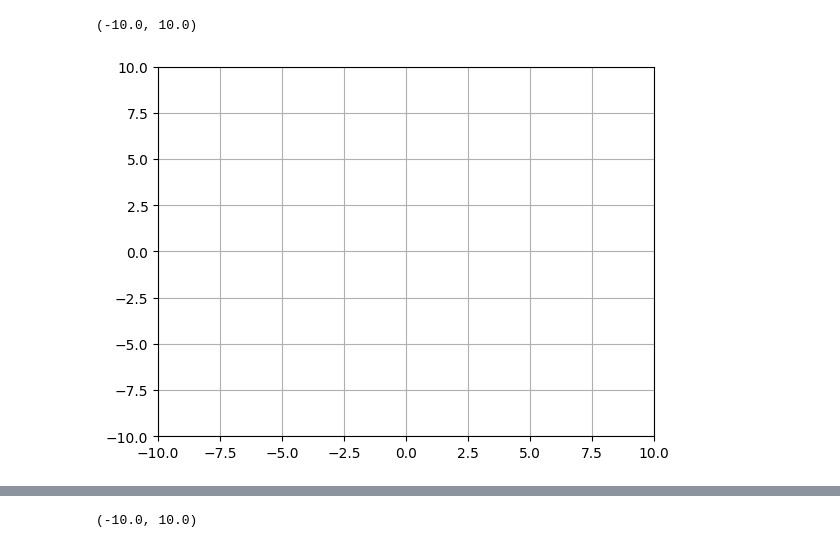
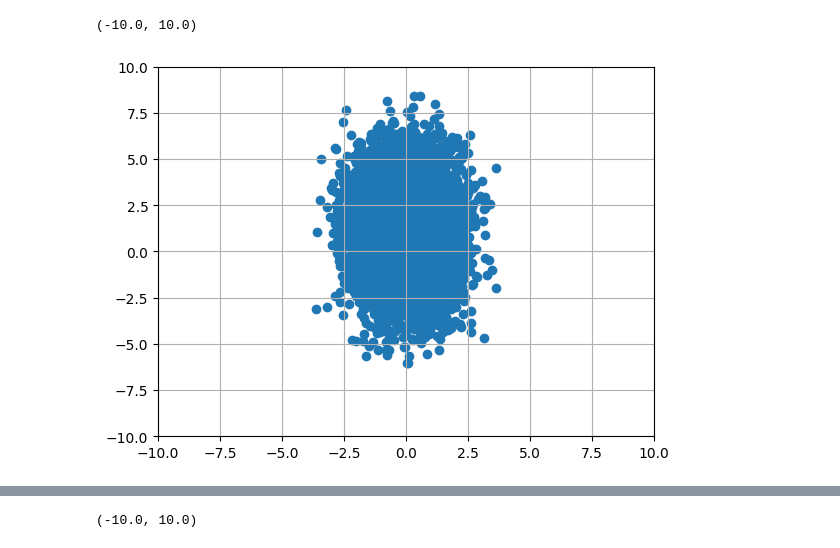
Before and after one commit to supsi-dacd-isaac/TeachDecisionMakingUncertainty, a Jupyter notebook: L04/CCP_feasibility_sets.ipynb, the cells around one changed output, grey strips where cells are left out. Saved outputs shown, nothing was run; the diff lists cells and outputs as text; code cells hidden in the pictures.

```diff
--- a/L04/CCP_feasibility_sets.ipynb
+++ b/L04/CCP_feasibility_sets.ipynb
@@ -80,7 +80,7 @@ def objective_function(a1,a2):
 
 # the function norm is used to define the marginal distributions of u1 and u2 as follows:
 pdf_u1_marginal = norm(loc=0 ,scale=1)
-pdf_u2_marginal = [] # CODE IS MISSING HERE....
+pdf_u2_marginal = norm(loc=1 ,scale=2) # CODE IS MISSING HERE....
 
 # multivariate_normal is used to define the joint distributions of u1 and u2 as follows:
 pdf_u1u2_joint = multivariate_normal(mean=mu, cov=Sigma)
@@ -110,12 +110,12 @@ plt.show()
 # %%
 # ------ sample both u1 and u2 and how the scatter plot
-samplesu1 = [] # CODE IS MISSING HERE-
-samplesu2 = [] # CODE IS MISSING HERE-
+samplesu1 = pdf_u1_marginal.rvs(10000) # CODE IS MISSING HERE-
+samplesu2 = pdf_u2_marginal.rvs(10000) # CODE IS MISSING HERE-
 plt.scatter(samplesu1, samplesu2) # visualize
 plt.grid()
 plt.xlim([-10,10]) # set the plot limits to [-10,+10]
 plt.ylim([-10,10])
 # %% [output]
 (-10.0, 10.0)
-[figure, old version]
+[figure, new version]
 # %%
```
Also changed, not shown: parts of 9 cells of this notebook.
